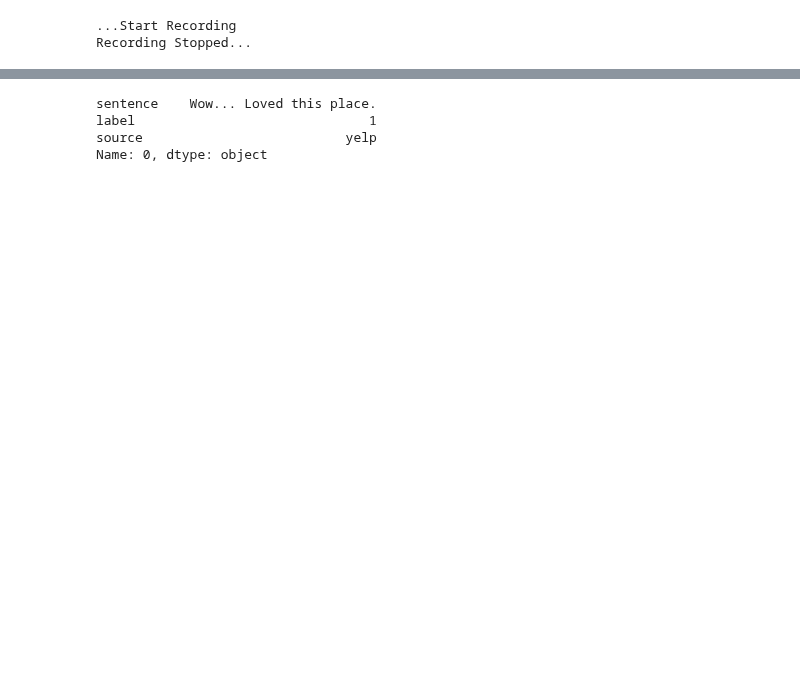
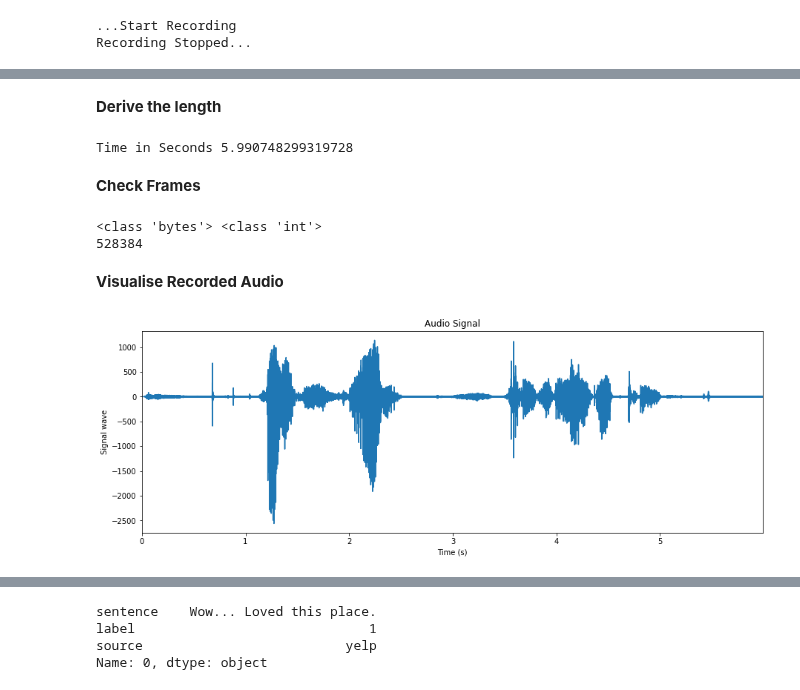
Before and after one commit to sunil3092/DBSEdu, a Jupyter notebook: Sem 2/Natural Language Processing/CA/NLP_Proj/NLP_Trial.ipynb, the cells around one changed output, grey strips where cells are left out. Drawn from its saved outputs; the diff is of its cells as text; code cells hidden in the pictures; blank space fills up the shorter version.

```diff
--- a/Sem 2/Natural Language Processing/CA/NLP_Proj/NLP_Trial.ipynb
+++ b/Sem 2/Natural Language Processing/CA/NLP_Proj/NLP_Trial.ipynb
@@ -47,0 +108,2 @@ Recording Stopped...
+# %%
+w_obj = wave.open("output.wav")
@@ -47,0 +124,35 @@ Recording Stopped...
+# %% [markdown]
+**Derive the length**
+# %%
+# Time of the audio
+t_audio = w_obj.getnframes()/ w_obj.getframerate()
+print("Time in Seconds",t_audio)
+# %% [output]
+Time in Seconds 5.990748299319728
+# %% [markdown]
+**Check Frames**
+# %%
+# Get the frames
+#  -1 reads all frames
+frames = w_obj.readframes(-1)
+print(type(frames), type(frames[0]))
+# It is as per sample rate i.e, two bytes per sample.
+print(len(frames))
+w_obj.close()
+# %% [output]
+<class 'bytes'> <class 'int'>
+528384
+# %% [markdown]
+**Visualise Recorded Audio**
+# %%
+signal_array = np.frombuffer(frames, dtype=np.int16)
+times = np.linspace(0, t_audio, num=w_obj.getnframes())
+plt.figure(figsize=(15, 5))
+plt.plot(times, signal_array)
+plt.title("Audio Signal")
+plt.ylabel("Signal wave")
+plt.xlabel("Time (s)")
+plt.xlim(0, t_audio)
+plt.show()
+# %% [output]
+[figure, added]
```
Also changed, not shown: parts of 32 cells of this notebook, 4 other files.
